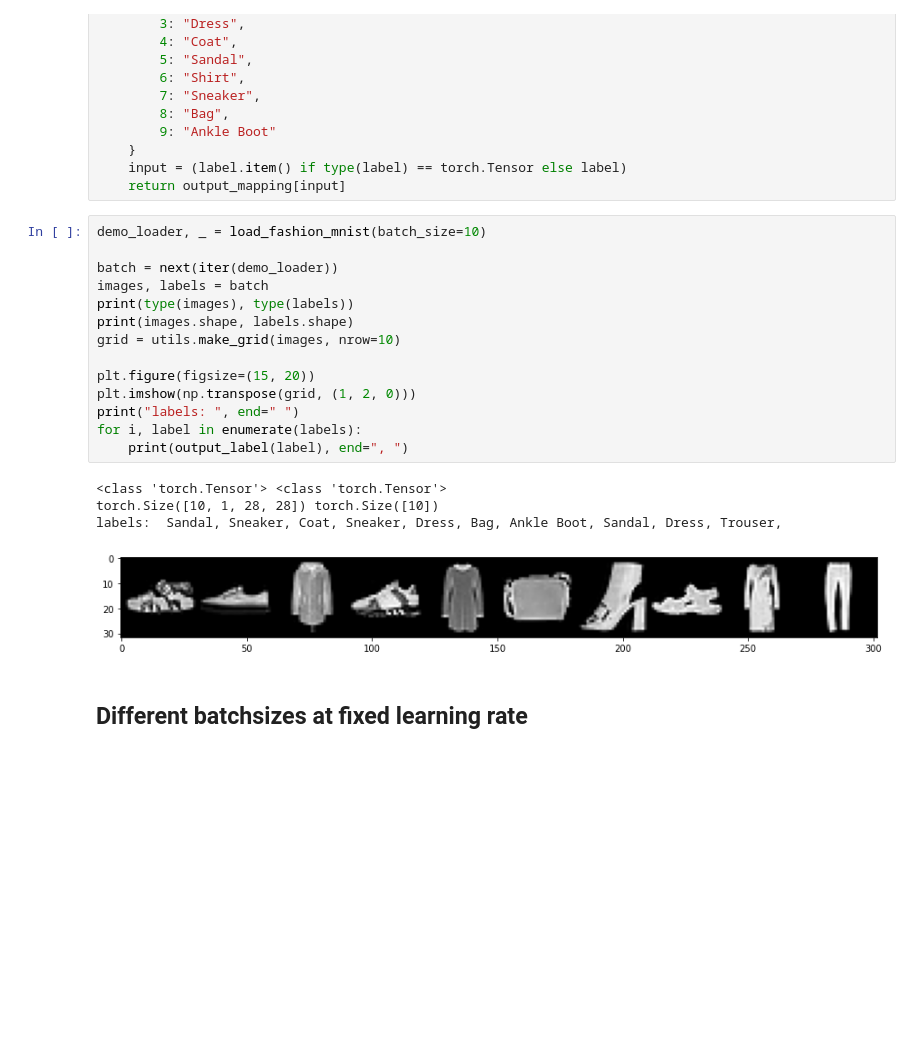
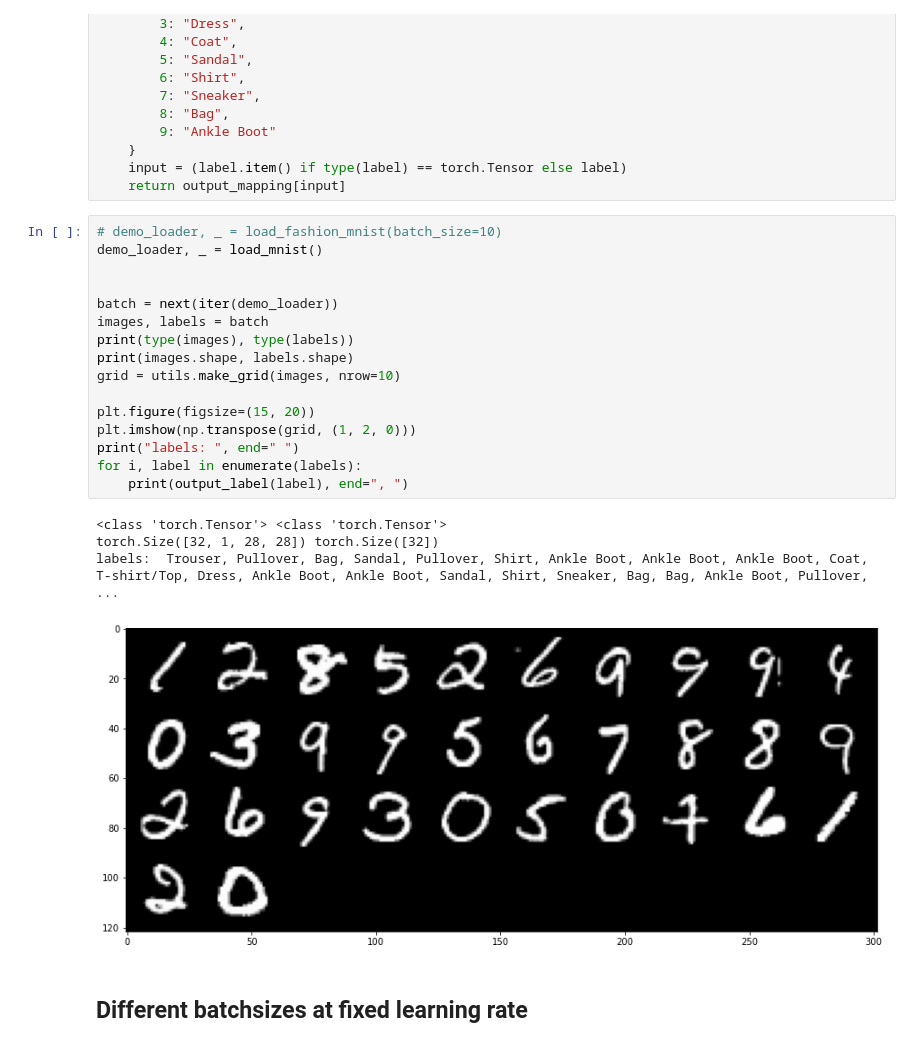
Before and after one commit to Alexanderstaehle/OM_project, a Jupyter notebook: experiments.ipynb, the cells around one changed output. Saved outputs shown, nothing was run; the diff lists cells and outputs as text; blank space fills up the shorter version.

```diff
--- a/experiments.ipynb
+++ b/experiments.ipynb
@@ -33,24 +34,26 @@ def output_label(label):
     input = (label.item() if type(label) == torch.Tensor else label)
     return output_mapping[input]
 # %%
-demo_loader, _ = load_fashion_mnist(batch_size=10)
+# demo_loader, _ = load_fashion_mnist(batch_size=10)
+demo_loader, _ = load_mnist()
+
 
 batch = next(iter(demo_loader))
 images, labels = batch
 print(type(images), type(labels))
 print(images.shape, labels.shape)
 grid = utils.make_grid(images, nrow=10)
 
 plt.figure(figsize=(15, 20))
 plt.imshow(np.transpose(grid, (1, 2, 0)))
 print("labels: ", end=" ")
 for i, label in enumerate(labels):
     print(output_label(label), end=", ")
 # %% [output]
 <class 'torch.Tensor'> <class 'torch.Tensor'>
-torch.Size([10, 1, 28, 28]) torch.Size([10])
-labels:  Sandal, Sneaker, Coat, Sneaker, Dress, Bag, Ankle Boot, Sandal, Dress, Trouser,
+torch.Size([32, 1, 28, 28]) torch.Size([32])
+labels:  Trouser, Pullover, Bag, Sandal, Pullover, Shirt, Ankle Boot, Ankle Boot, Ankle Boot, Coat, T-shirt/Top, Dress, Ankle Boot, Ankle Boot, Sandal, Shirt, Sneaker, Bag, Bag, Ankle Boot, Pullover,  ...
-[figure, old version]
+[figure, new version]
 # %% [markdown]
 ## Different batchsizes at fixed learning rate
 # %%
```
Also changed, not shown: parts of 2 cells of this notebook.
